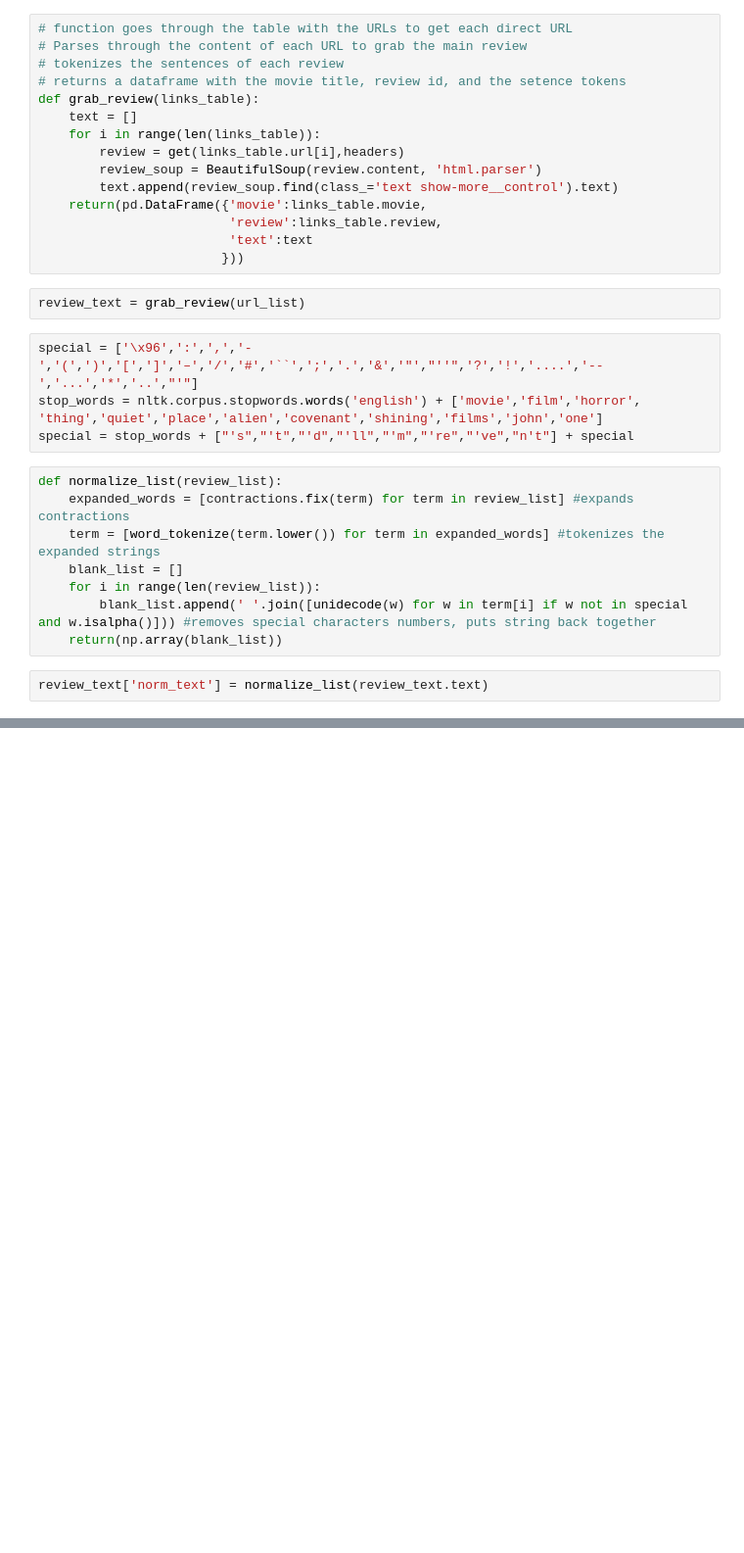
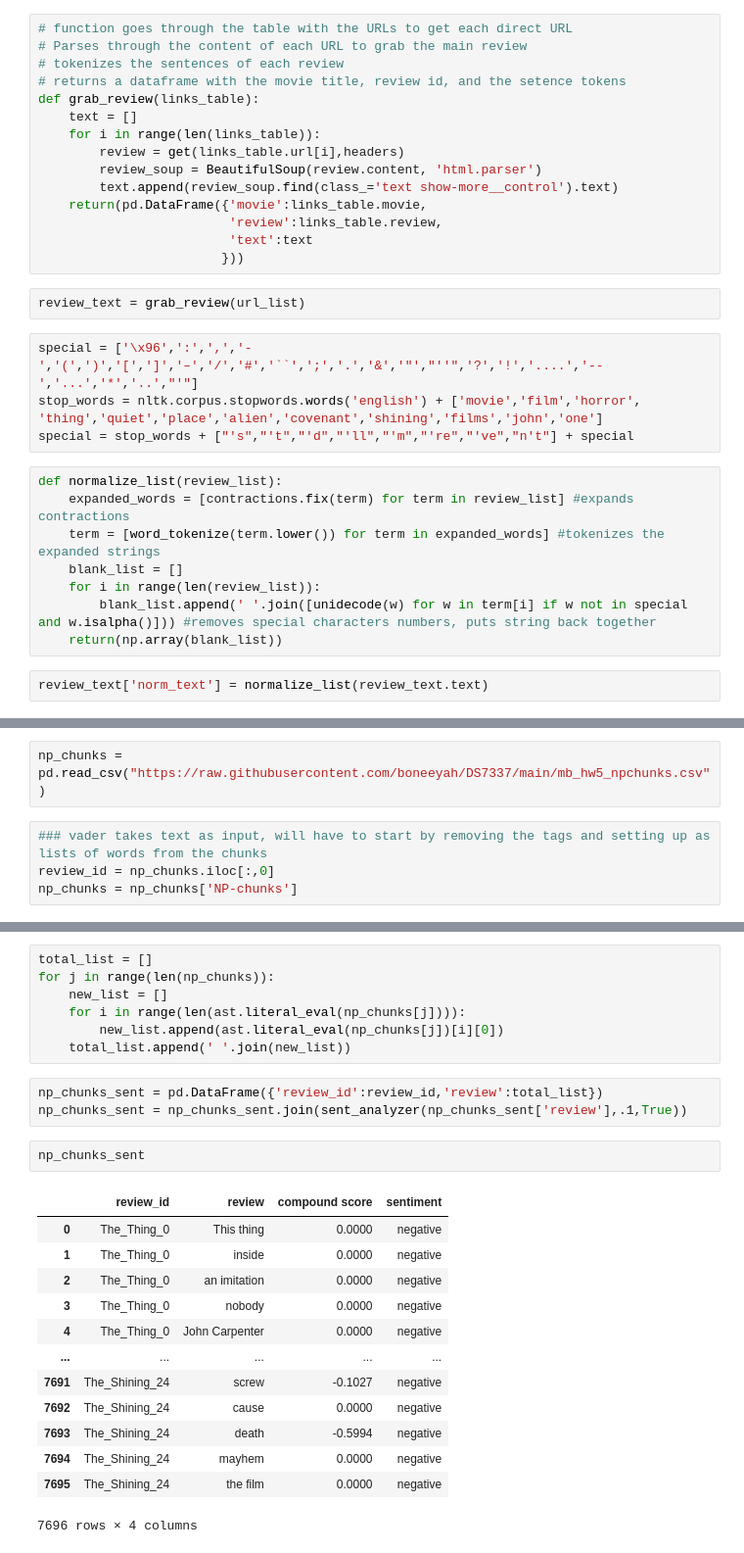
Before and after one commit to boneeyah/DS7337, a Jupyter notebook: MB_HW8.ipynb, the cells around one changed output, grey strips where cells are left out. Shown at 98% size. Drawn from its saved outputs; the diff is of its cells as text; blank space fills up the shorter version.

```diff
--- a/MB_HW8.ipynb
+++ b/MB_HW8.ipynb
@@ -85,0 +166,6 @@ len(review_text.norm_text)
+# %%
+np_chunks = pd.read_csv("https://raw.githubusercontent.com/boneeyah/DS7337/main/mb_hw5_npchunks.csv")
+# %%
+### vader takes text as input, will have to start by removing the tags and setting up as lists of words from the chunks
+review_id = np_chunks.iloc[:,0]
+np_chunks = np_chunks['NP-chunks']
@@ -85,0 +187,26 @@ len(review_text.norm_text)
+# %%
+total_list = []
+for j in range(len(np_chunks)):
+    new_list = []
+    for i in range(len(ast.literal_eval(np_chunks[j]))):
+        new_list.append(ast.literal_eval(np_chunks[j])[i][0])
+    total_list.append(' '.join(new_list))
+# %%
+np_chunks_sent = pd.DataFrame({'review_id':review_id,'review':total_list})
+np_chunks_sent = np_chunks_sent.join(sent_analyzer(np_chunks_sent['review'],.1,True))
+# %%
+np_chunks_sent
+# %% [output]
+|  | review_id | review | compound score | sentiment |
+| 0 | The_Thing_0 | This thing | 0.0000 | negative |
+| 1 | The_Thing_0 | inside | 0.0000 | negative |
+| 2 | The_Thing_0 | an imitation | 0.0000 | negative |
+| 3 | The_Thing_0 | nobody | 0.0000 | negative |
+| 4 | The_Thing_0 | John Carpenter | 0.0000 | negative |
+| ... | ... | ... | ... | ... |
+| 7691 | The_Shining_24 | screw | -0.1027 | negative |
+| 7692 | The_Shining_24 | cause | 0.0000 | negative |
+| 7693 | The_Shining_24 | death | -0.5994 | negative |
+| 7694 | The_Shining_24 | mayhem | 0.0000 | negative |
+| 7695 | The_Shining_24 | the film | 0.0000 | negative |
+7696 rows × 4 columns
```
Also changed, not shown: parts of 23 cells of this notebook.
